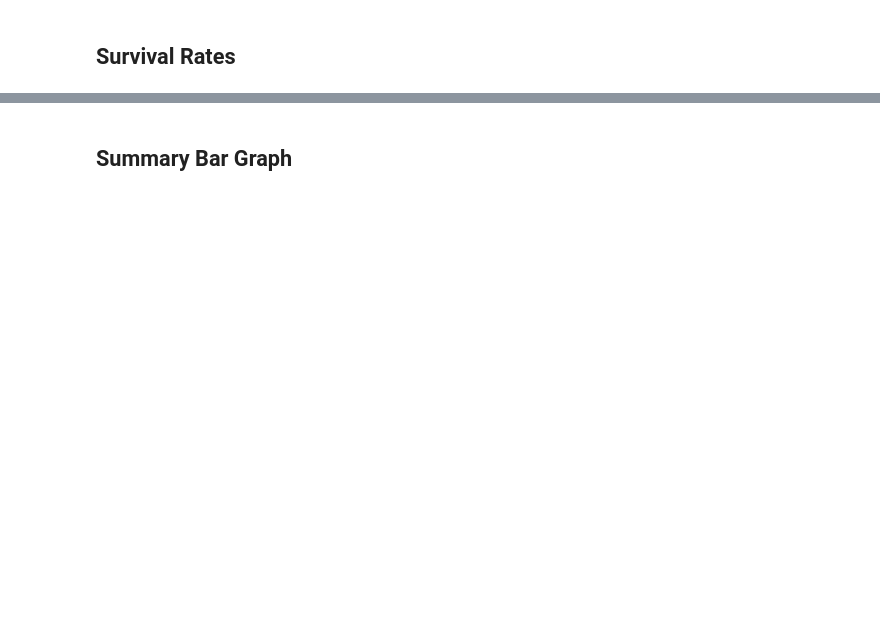
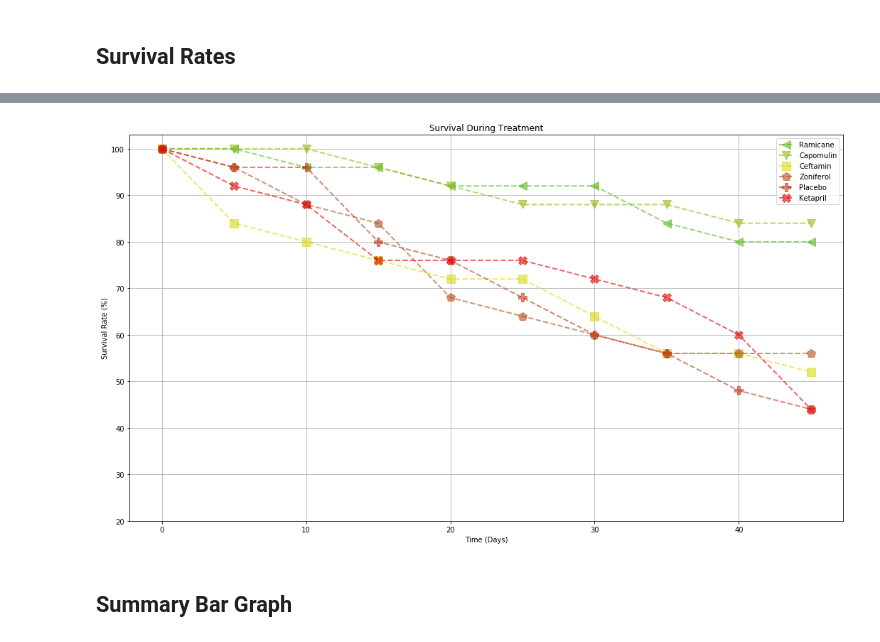
Before and after one commit to mikequaltrium/matplotlib-challenge, a Jupyter notebook: Pymaceuticals/Pymaceuticals Matplotlib Challenge.ipynb, the cells around one changed output, grey strips where cells are left out. Saved outputs shown, nothing was run; the diff lists cells and outputs as text; code cells hidden in the pictures; blank space fills up the shorter version.

```diff
--- a/Pymaceuticals/Pymaceuticals Matplotlib Challenge.ipynb
+++ b/Pymaceuticals/Pymaceuticals Matplotlib Challenge.ipynb
@@ -210,8 +222,14 @@ plt.show()
 # %% [markdown]
 ## Survival Rates
 # %%
-# Store the Count of Mice Grouped by Drug and Timepoint (W can pass any metric)
+# Store the Count of Mice Grouped by Drug and Timepoint
+show_columns=[
+      'Drug',
+      'Timepoint',
+      'Mouse ID']
 
 # Convert to DataFrame
+mice_count_df = pd.DataFrame(df.groupby(["Drug","Timepoint"],as_index = False).count())[show_columns].rename(columns={'Mouse ID': 'Mouse Count'})
 
 # Preview DataFrame
+mice_count_df.head()
@@ -218,4 +243,6 @@ plt.show()
 # %%
 # Minor Data Munging to Re-Format the Data Frames
+mice_pivot = mice_count_df.pivot(index='Timepoint', columns='Drug', values='Mouse Count')
 
 # Preview the Data Frame
+mice_pivot
@@ -227,0 +262,5 @@ plt.show()
+# %%
+mice_legend = relevant_drugs
+for i,drug in enumerate(mice_legend):
+    percentage = 100 * mice_pivot[drug] / max(mice_pivot[drug])
+    print (f"{drug} : {percentage}")
@@ -228,3 +285,24 @@ plt.show()
+# %%
+
+markers =  ["<--","v--","s--","p--","P--","X--","D--",">--",".--","^--"]
+colors =  ["#56ba18","#92ba18","#d8db1a","#ba4b18","#ba3b18","#e00202"]
+
+for i,drug in enumerate(mice_legend):
+    percentage = 100 * mice_pivot[drug] / max(mice_pivot[drug])
+    plt.plot(mice_pivot.index, percentage, markers[i], color=colors[i], markersize=12, alpha=0.6, linewidth=2)
+
+# Create a legend for our chart
+plt.title("Survival During Treatment")
+plt.xlabel("Time (Days)")
+plt.ylabel("Survival Rate (%)")
+plt.legend(mice_legend,loc="best")
+
+plt.ylim(20,103)
+plt.grid()
+# Save the Figure
+plt.savefig("Survival During Treatment.png")
+# %% [output]
+[figure, added]
 # %% [markdown]
 ## Summary Bar Graph
 # %%
```
Also changed, not shown: parts of 13 cells of this notebook, 5 other files.
